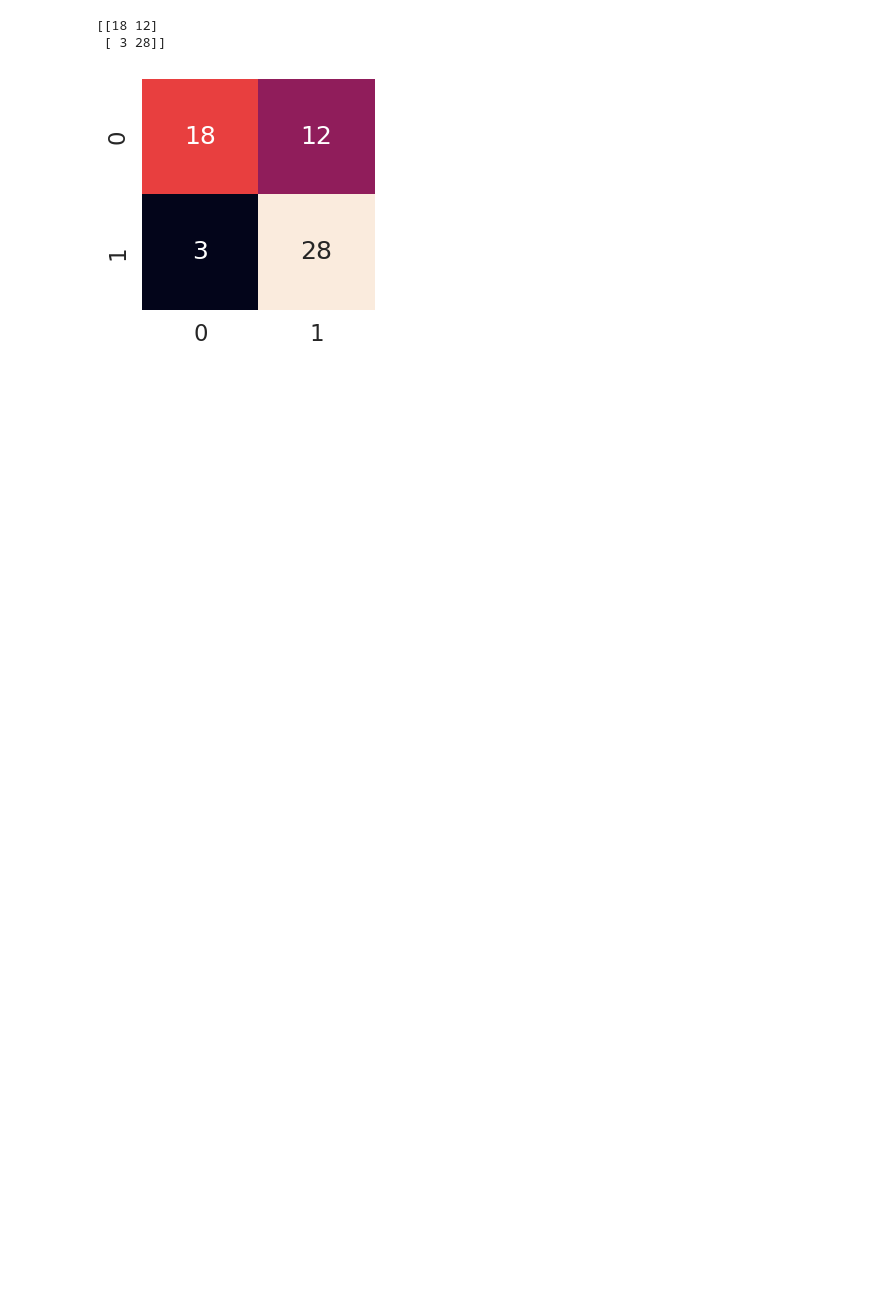
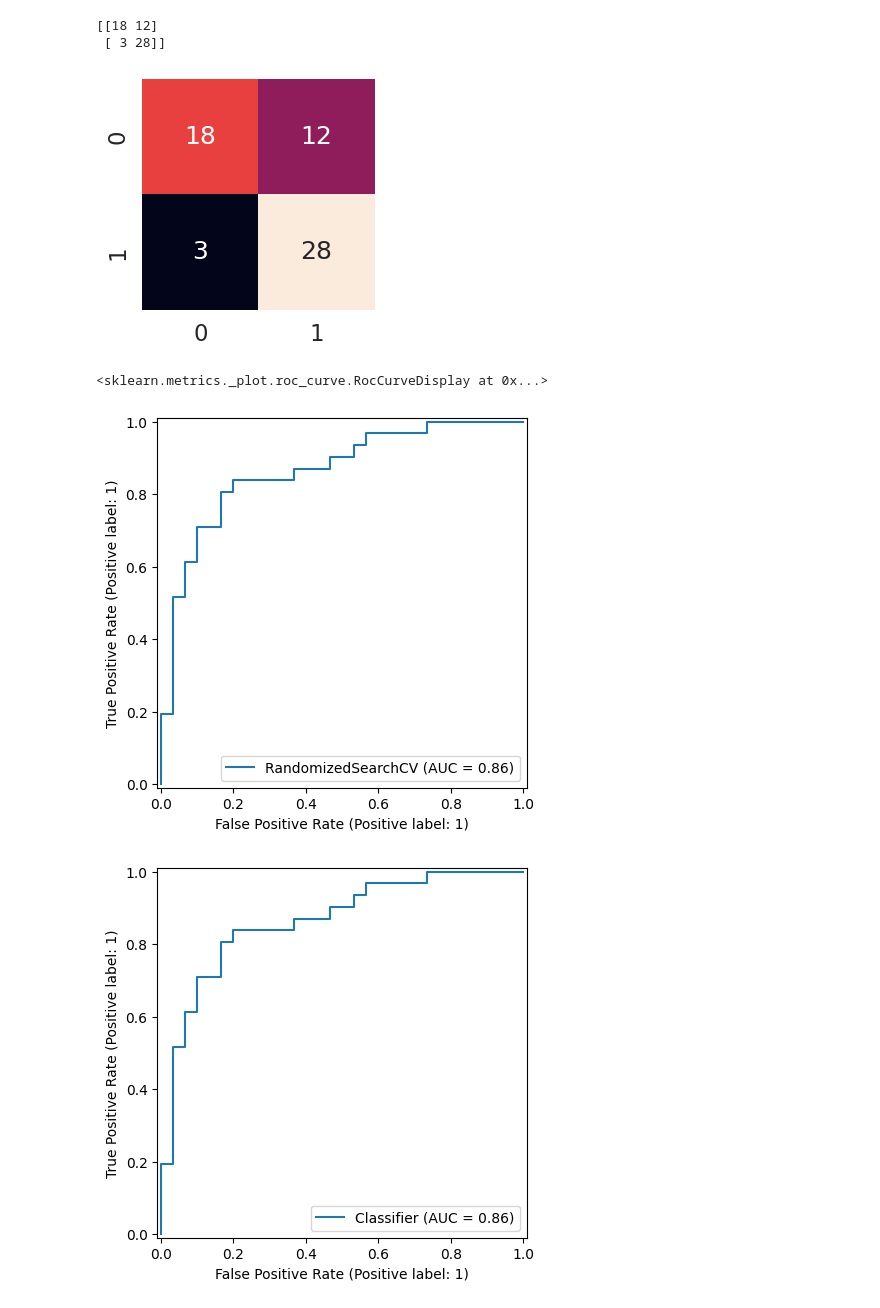
Before and after one commit to MuhammadRehanKhalid/Ehunar_ML_AI, a Jupyter notebook: M_12_MIleStone_Project.ipynb, the cells around one changed output. Drawn from its saved outputs; the diff is of its cells as text; code cells hidden in the pictures; blank space fills up the shorter version.

```diff
--- a/M_12_MIleStone_Project.ipynb
+++ b/M_12_MIleStone_Project.ipynb
@@ -564,3 +564,13 @@ def plot_confusion(y_test, y_preds):
 plot_confusion(y_test, lr_pre)
 # %% [output]
 [figure]
+# %%
+# Plottong area under the curve
+rfc_pre = rfc.predict(X_test)
+rfc_pre1 = rfc.predict_proba(X_test)[:, 1]
+RocCurveDisplay.from_estimator(rfc,X_test,y_test)
+RocCurveDisplay.from_predictions(y_test, rfc_pre1)
+# %% [output]
+<sklearn.metrics._plot.roc_curve.RocCurveDisplay at 0x...>
+[figure, added]
+[figure, added]
```
Also changed, not shown: parts of 5 cells of this notebook.
